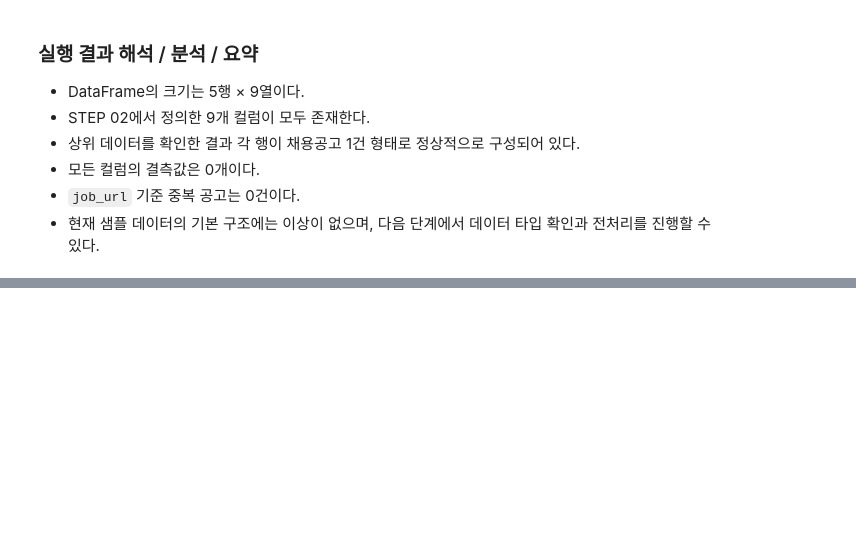
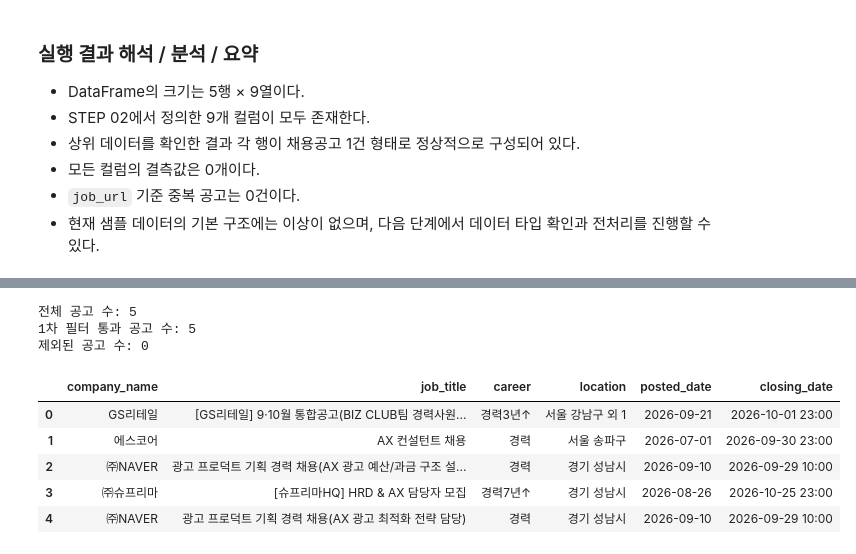
Before and after one commit to sangjae-lee97/claude-code-agent-course, a Jupyter notebook: chapter11/ax-job-agent/notebooks/ax_job_pipeline.ipynb, the cells around one changed output, grey strips where cells are left out. Cells and saved outputs as stored; diff of their text form; code cells hidden in the pictures; blank space fills up the shorter version.

```diff
--- a/chapter11/ax-job-agent/notebooks/ax_job_pipeline.ipynb
+++ b/chapter11/ax-job-agent/notebooks/ax_job_pipeline.ipynb
@@ -334,0 +1414,70 @@ job_url 중복 개수:
+# %%
+# ----- 0) df_unique_jobs가 있는지 먼저 확인 -----
+if "df_unique_jobs" not in globals():
+    print("df_unique_jobs가 없습니다. 이전 실데이터 STEP을 먼저 실행하세요.")
+else:
+    # ----- 1) 1차 필터 키워드 -----
+    relevance_keywords = [
+        "AX",
+        "AI",
+        "인공지능",
+        "생성형 AI",
+        "생성형AI",
+        "LLM",
+        "Machine Learning",
+        "머신러닝",
+        "Data Scientist",
+        "데이터 사이언티스트",
+        "AI Engineer",
+        "AI 엔지니어",
+        "데이터 분석",
+    ]
+
+    # ----- 2) 제목에 키워드가 하나라도 있는지 확인하는 함수 -----
+    def contains_relevance_keyword(title):
+        if not isinstance(title, str):  # 제목이 비어 있으면(None 등) 통과시키지 않는다
+            return False
+        title_lower = title.lower()     # 비교할 때만 소문자로 바꾼다 (원본 값은 그대로)
+        # any(): 여러 조건 중 하나라도 True면 True
+        return any(keyword.lower() in title_lower for keyword in relevance_keywords)
+
+    # ----- 3) 제목에서 실제로 매칭된 키워드 목록을 찾는 함수 -----
+    def find_matched_keywords(title):
+        if not isinstance(title, str):
+            return []
+        title_lower = title.lower()
+        return [keyword for keyword in relevance_keywords if keyword.lower() in title_lower]
+
+    # ----- 4) 1차 필터링 -----
+    # apply(): job_title의 각 값에 함수를 하나씩 적용해서 True/False 목록을 만든다
+    # .copy(): 필터 결과를 원본과 분리된 새 DataFrame으로 만든다
+    is_relevant = df_unique_jobs["job_title"].apply(contains_relevance_keyword)
+    df_filtered_jobs = df_unique_jobs[is_relevant].copy()
+
+    # 매칭 키워드는 복사본(df_filtered_jobs)에만 컬럼으로 추가한다 (df_unique_jobs에는 추가하지 않음)
+    df_filtered_jobs["matched_keywords"] = df_filtered_jobs["job_title"].apply(find_matched_keywords)
+
+    # ----- 5) 결과 출력 -----
+    print("전체 공고 수:", len(df_unique_jobs))
+    print("1차 필터 통과 공고 수:", len(df_filtered_jobs))
+    print("제외된 공고 수:", len(df_unique_jobs) - len(df_filtered_jobs))
+
+    display(df_filtered_jobs[["company_name", "job_title", "career", "location", "posted_date", "closing_date"]])
+
+    # ----- 6) 공고별 매칭 이유 확인 (사람이 직접 검토) -----
+    print("\n=== 공고별 매칭 키워드 (전체 공고 기준) ===")
+    for _, row in df_unique_jobs.iterrows():
+        matched = find_matched_keywords(row["job_title"])
+        result = "통과" if matched else "제외"
+        print(f"[{result}] {row['company_name']} | {row['job_title']}")
+        print(f"        → 매칭 키워드: {matched if matched else '없음'}")
+# %% [output]
+전체 공고 수: 5
+1차 필터 통과 공고 수: 5
+제외된 공고 수: 0
+|  | company_name | job_title | career | location | posted_date | closing_date |
+| 0 | GS리테일 | [GS리테일] 9·10월 통합공고(BIZ CLUB팀 경력사원... | 경력3년↑ | 서울 강남구 외 1 | 2026-09-21 | 2026-10-01 23:00 |
+| 1 | 에스코어 | AX 컨설턴트 채용 | 경력 | 서울 송파구 | 2026-07-01 | 2026-09-30 23:00 |
+| 2 | ㈜NAVER | 광고 프로덕트 기획 경력 채용(AX 광고 예산/과금 구조 설... | 경력 | 경기 성남시 | 2026-09-10 | 2026-09-29 10:00 |
+| 3 | ㈜슈프리마 | [슈프리마HQ] HRD & AX 담당자 모집 | 경력7년↑ | 경기 성남시 | 2026-08-26 | 2026-10-25 23:00 |
+| 4 | ㈜NAVER | 광고 프로덕트 기획 경력 채용(AX 광고 최적화 전략 담당) | 경력 | 경기 성남시 | 2026-09-10 | 2026-09-29 10:00 |
```
Also changed, not shown: parts of 33 cells of this notebook, 4 other files.
